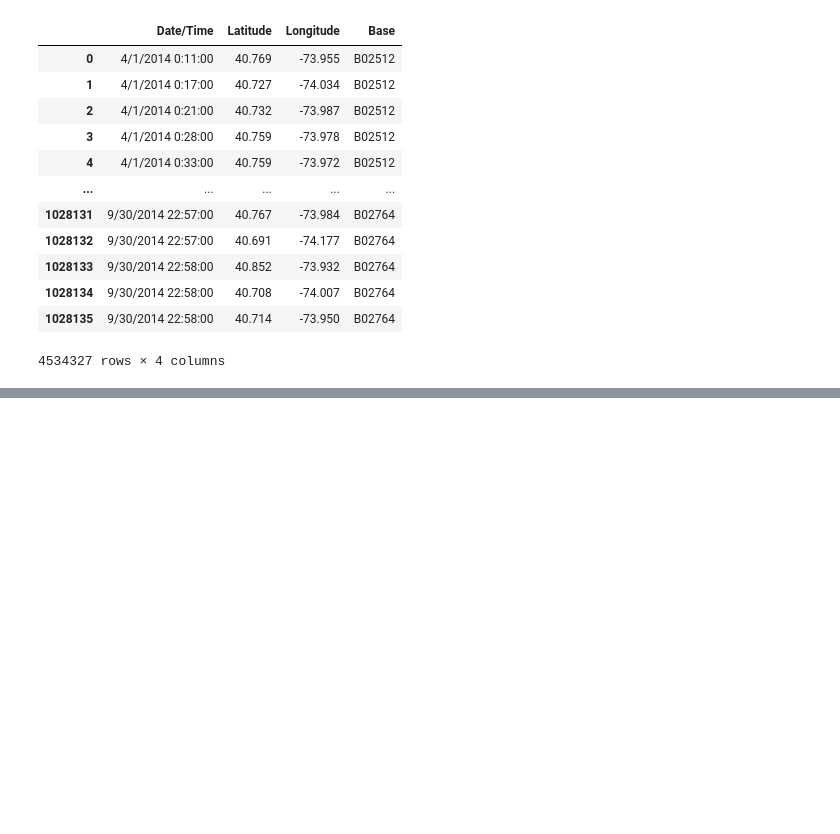
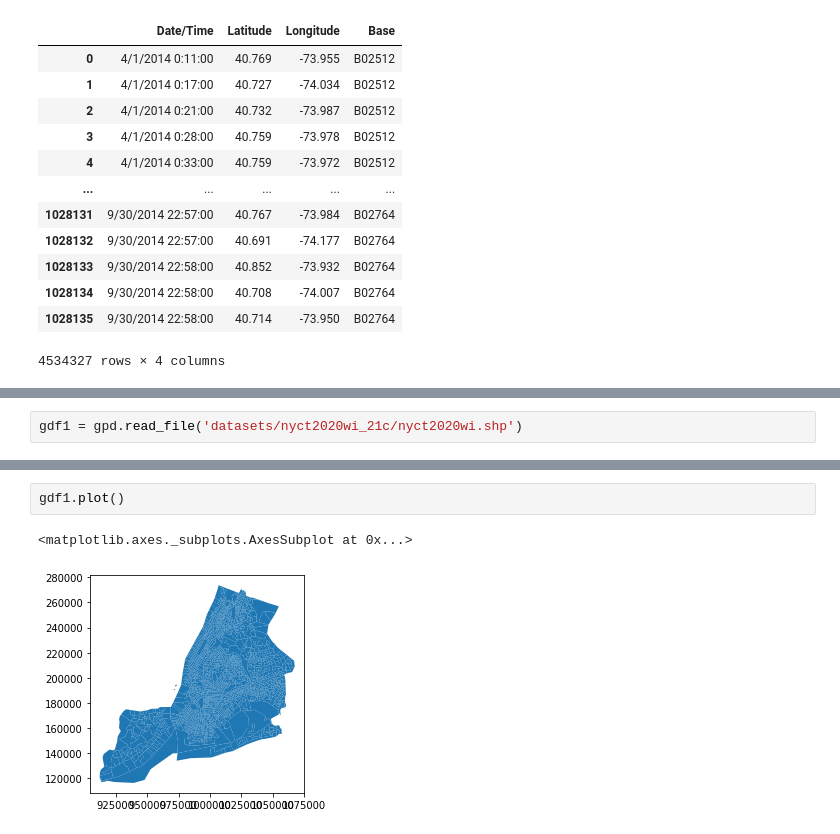
Before and after one commit to AnandSriram01/Geospatial-Analysis-of-Uber-Pickups, a Jupyter notebook: IT302_Project.ipynb, the cells around one changed output, grey strips where cells are left out. Cells and saved outputs as stored; diff of their text form; blank space fills up the shorter version.

```diff
--- a/IT302_Project.ipynb
+++ b/IT302_Project.ipynb
@@ -267,0 +208,2 @@ dtype: int64
+# %%
+gdf1 = gpd.read_file('datasets/nyct2020wi_21c/nyct2020wi.shp')
@@ -267,0 +236,5 @@ dtype: int64
+# %%
+gdf1.plot()
+# %% [output]
+<matplotlib.axes._subplots.AxesSubplot at 0x...>
+[figure, added]
```
Also changed, not shown: parts of 32 cells of this notebook, 10 other files.
